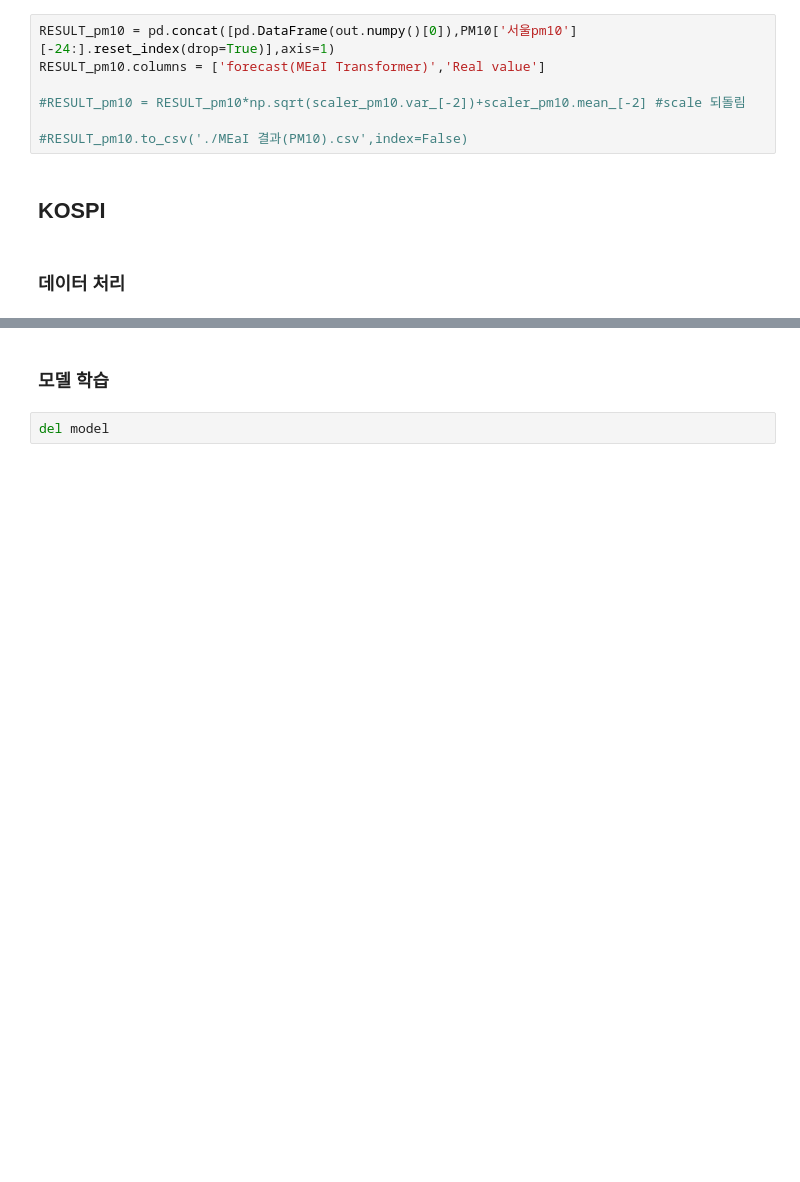
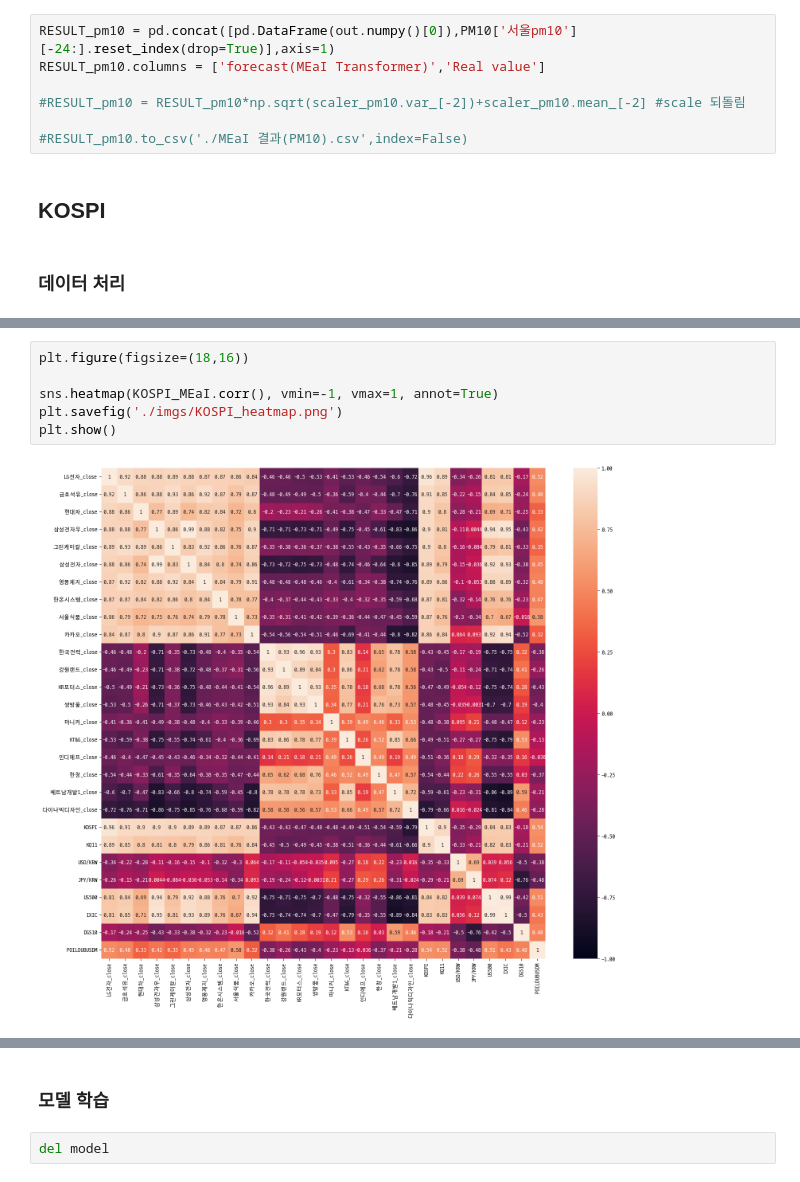
Before and after one commit to oiuyy207/MEaI_transformer, a Jupyter notebook: MEaI_transformer_V0.3.ipynb, the cells around one changed output, grey strips where cells are left out. Saved outputs shown, nothing was run; the diff lists cells and outputs as text; blank space fills up the shorter version.

```diff
--- a/MEaI_transformer_V0.3.ipynb
+++ b/MEaI_transformer_V0.3.ipynb
@@ -836,0 +828,8 @@ print(select_index[1:])
+# %%
+plt.figure(figsize=(18,16))
+
+sns.heatmap(KOSPI_MEaI.corr(), vmin=-1, vmax=1, annot=True)
+plt.savefig('./imgs/KOSPI_heatmap.png')
+plt.show()
+# %% [output]
+[figure, added]
```
Also changed, not shown: parts of 40 cells of this notebook, 11 other files.
